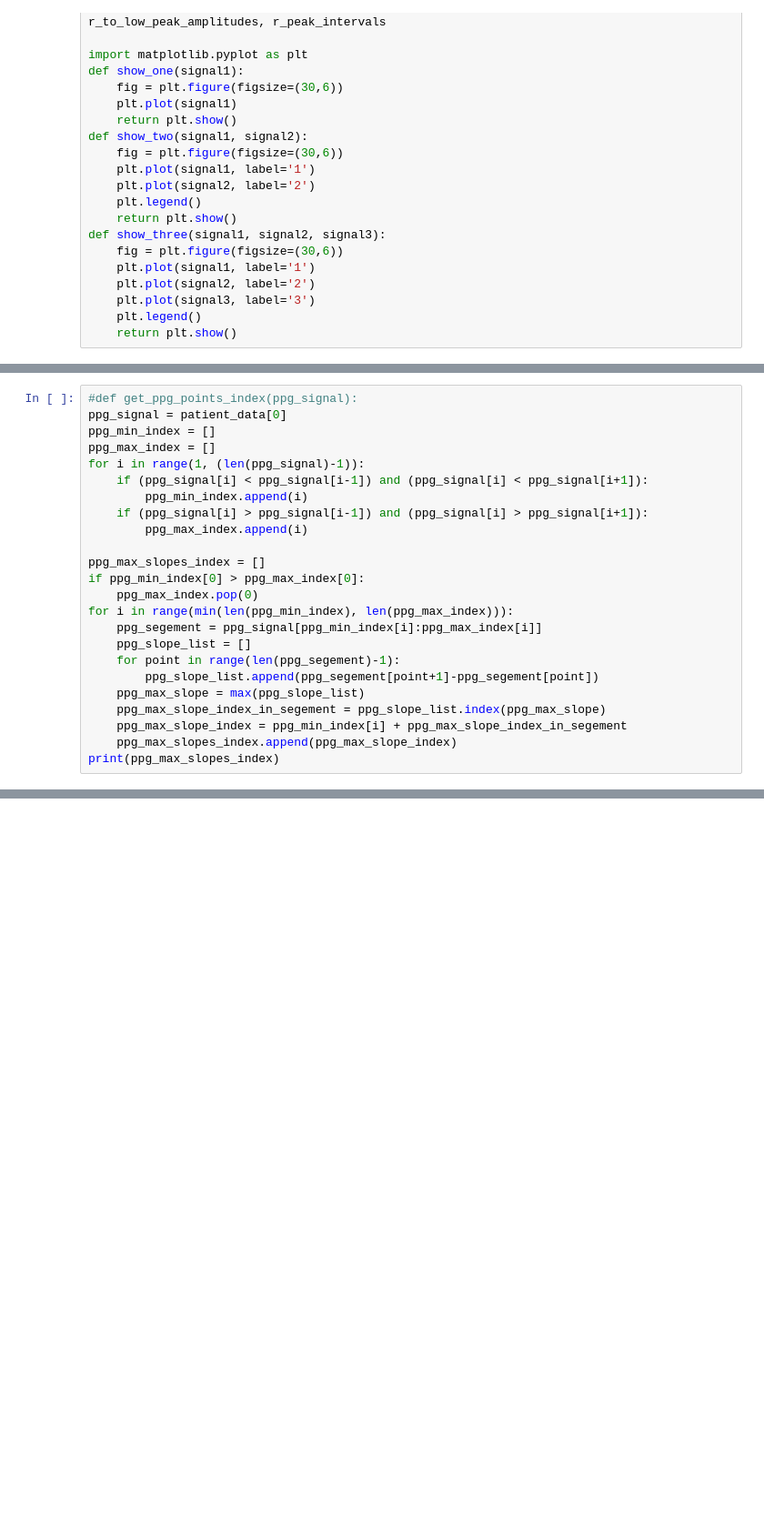
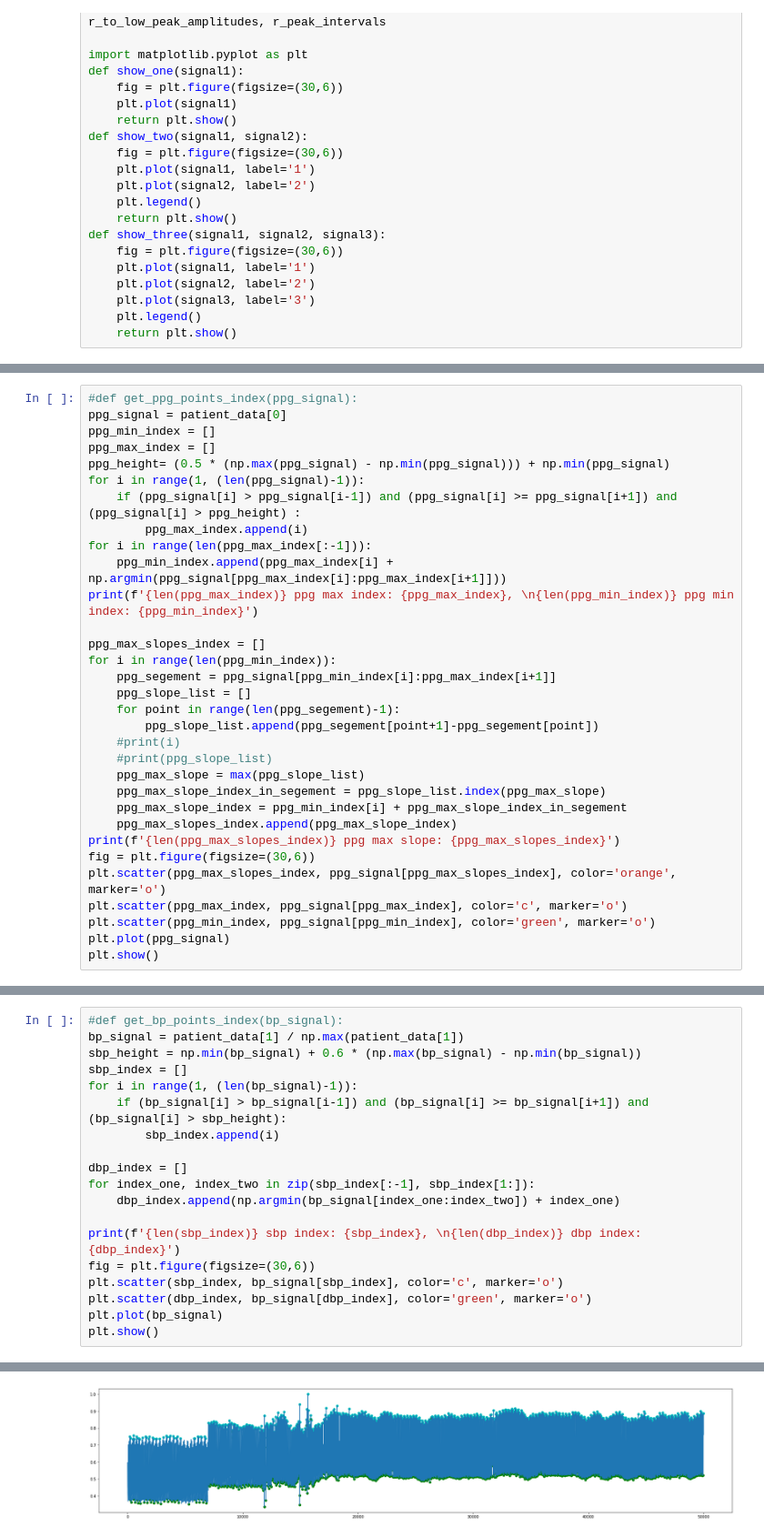
Before and after one commit to YanweiJIN/BP_Model, a Jupyter notebook: Jinyw_code/pytorch_model/30May_reextract_features.ipynb, the cells around one changed output, grey strips where cells are left out. Shown at 91% size. Saved outputs shown, nothing was run; the diff lists cells and outputs as text; blank space fills up the shorter version.

```diff
--- a/Jinyw_code/pytorch_model/30May_reextract_features.ipynb
+++ b/Jinyw_code/pytorch_model/30May_reextract_features.ipynb
@@ -222,23 +225,31 @@ show_three(ppg_normalized, bp_standarded, ecg_normalized)
 ppg_signal = patient_data[0]
 ppg_min_index = []
 ppg_max_index = []
+ppg_height= (0.5 * (np.max(ppg_signal) - np.min(ppg_signal))) + np.min(ppg_signal)
 for i in range(1, (len(ppg_signal)-1)):
-    if (ppg_signal[i] < ppg_signal[i-1]) and (ppg_signal[i] < ppg_signal[i+1]):
-        ppg_min_index.append(i)
-    if (ppg_signal[i] > ppg_signal[i-1]) and (ppg_signal[i] > ppg_signal[i+1]):
+    if (ppg_signal[i] > ppg_signal[i-1]) and (ppg_signal[i] >= ppg_signal[i+1]) and (ppg_signal[i] > ppg_height) :
         ppg_max_index.append(i)
+for i in range(len(ppg_max_index[:-1])):
+    ppg_min_index.append(ppg_max_index[i] + np.argmin(ppg_signal[ppg_max_index[i]:ppg_max_index[i+1]]))
+print(f'{len(ppg_max_index)} ppg max index: {ppg_max_index}, \n{len(ppg_min_index)} ppg min index: {ppg_min_index}')
 
 ppg_max_slopes_index = []
-if ppg_min_index[0] > ppg_max_index[0]:
-    ppg_max_index.pop(0)
-for i in range(min(len(ppg_min_index), len(ppg_max_index))):
-    ppg_segement = ppg_signal[ppg_min_index[i]:ppg_max_index[i]]
+for i in range(len(ppg_min_index)):
+    ppg_segement = ppg_signal[ppg_min_index[i]:ppg_max_index[i+1]]
     ppg_slope_list = []
     for point in range(len(ppg_segement)-1):
         ppg_slope_list.append(ppg_segement[point+1]-ppg_segement[point])
+    #print(i)
+    #print(ppg_slope_list)
     ppg_max_slope = max(ppg_slope_list)
     ppg_max_slope_index_in_segement = ppg_slope_list.index(ppg_max_slope)
     ppg_max_slope_index = ppg_min_index[i] + ppg_max_slope_index_in_segement
     ppg_max_slopes_index.append(ppg_max_slope_index)
-print(ppg_max_slopes_index)
+print(f'{len(ppg_max_slopes_index)} ppg max slope: {ppg_max_slopes_index}')
+fig = plt.figure(figsize=(30,6))
+plt.scatter(ppg_max_slopes_index, ppg_signal[ppg_max_slopes_index], color='orange', marker='o')
+plt.scatter(ppg_max_index, ppg_signal[ppg_max_index], color='c', marker='o')
+plt.scatter(ppg_min_index, ppg_signal[ppg_min_index], color='green', marker='o')
+plt.plot(ppg_signal)
+plt.show()
 # %% [output]
@@ -256,0 +296,20 @@ a
+# %%
+#def get_bp_points_index(bp_signal):
+bp_signal = patient_data[1] / np.max(patient_data[1])
+sbp_height = np.min(bp_signal) + 0.6 * (np.max(bp_signal) - np.min(bp_signal))
+sbp_index = []
+for i in range(1, (len(bp_signal)-1)):
+    if (bp_signal[i] > bp_signal[i-1]) and (bp_signal[i] >= bp_signal[i+1]) and (bp_signal[i] > sbp_height):
+        sbp_index.append(i)
+
+dbp_index = []
+for index_one, index_two in zip(sbp_index[:-1], sbp_index[1:]):
+    dbp_index.append(np.argmin(bp_signal[index_one:index_two]) + index_one)
+
+print(f'{len(sbp_index)} sbp index: {sbp_index}, \n{len(dbp_index)} dbp index: {dbp_index}')
+fig = plt.figure(figsize=(30,6))
+plt.scatter(sbp_index, bp_signal[sbp_index], color='c', marker='o')
+plt.scatter(dbp_index, bp_signal[dbp_index], color='green', marker='o')
+plt.plot(bp_signal)
+plt.show()
+# %% [output]
@@ -256,0 +318 @@ a
+[figure, added]
```
Also changed, not shown: parts of 11 cells of this notebook, 8 other files.
